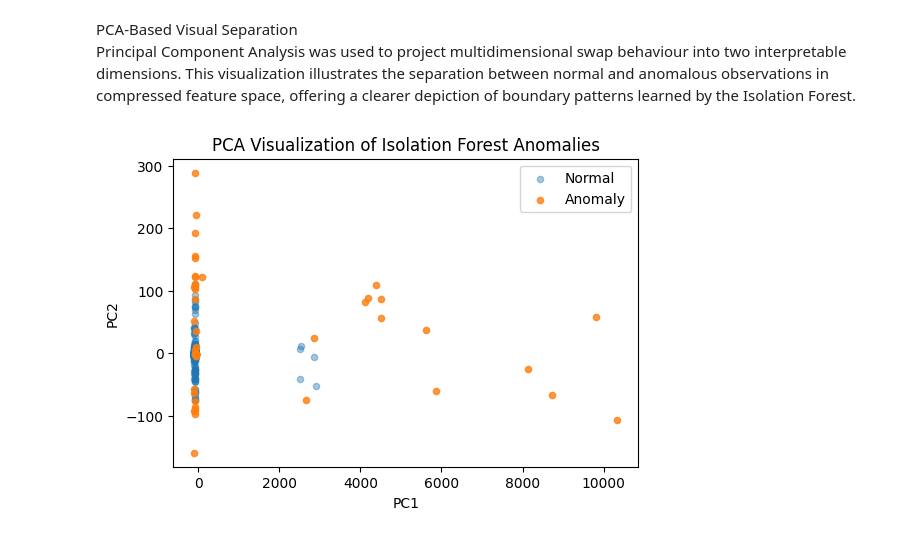
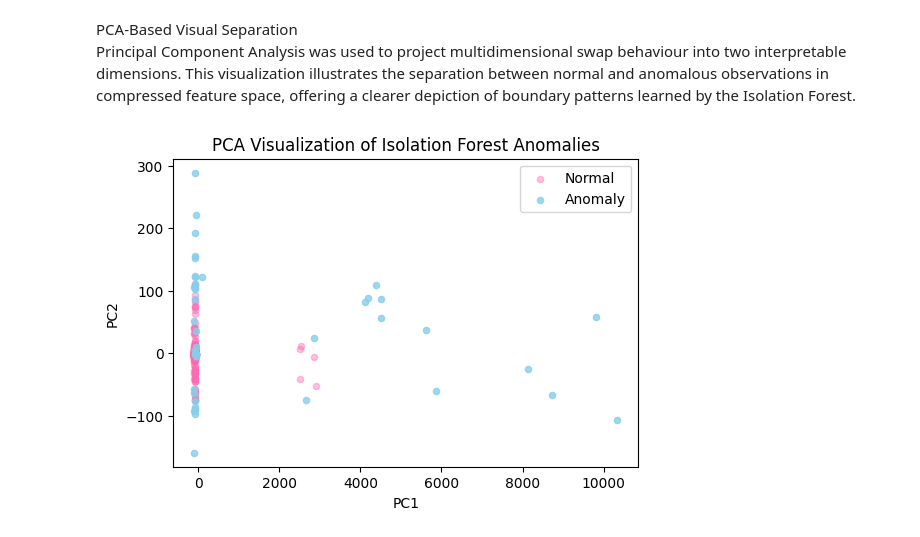
Before and after one commit to minaozdogan/Blockchain-Smart-Contract-Transaction-Anomaly-Detection-Project, a Jupyter notebook: notebooks/data_collection.ipynb, the cells around one changed output. Cells and saved outputs as stored; diff of their text form; code cells hidden in the pictures.

```diff
--- a/notebooks/data_collection.ipynb
+++ b/notebooks/data_collection.ipynb
@@ -716,28 +741,28 @@ This visualization illustrates the separation between normal and anomalous obser
 # %%
 from sklearn.decomposition import PCA
 import matplotlib.pyplot as plt
 
 pca = PCA(n_components=2)
 pca_data = pca.fit_transform(X_scaled_for_if)
 
 data_scaled["pc1"] = pca_data[:, 0]
 data_scaled["pc2"] = pca_data[:, 1]
 
 plt.figure(figsize=(6, 4))
 plt.scatter(
     data_scaled[data_scaled["isolation_forest_anomaly"] == 1]["pc1"],
     data_scaled[data_scaled["isolation_forest_anomaly"] == 1]["pc2"],
-    s=20, alpha=0.4, label="Normal"
+    s=20, c="hotpink" , alpha=0.4, label="Normal"
 )
 plt.scatter(
     data_scaled[data_scaled["isolation_forest_anomaly"] == -1]["pc1"],
     data_scaled[data_scaled["isolation_forest_anomaly"] == -1]["pc2"],
-    s=20, alpha=0.8, label="Anomaly"
+    s=20,c="skyblue" ,alpha=0.8, label="Anomaly"
 )
 plt.legend()
 plt.title("PCA Visualization of Isolation Forest Anomalies")
 plt.xlabel("PC1")
 plt.ylabel("PC2")
 plt.show()
 # %% [output]
-[figure, old version]
+[figure, new version]
```
Also changed, not shown: parts of 12 cells of this notebook.
